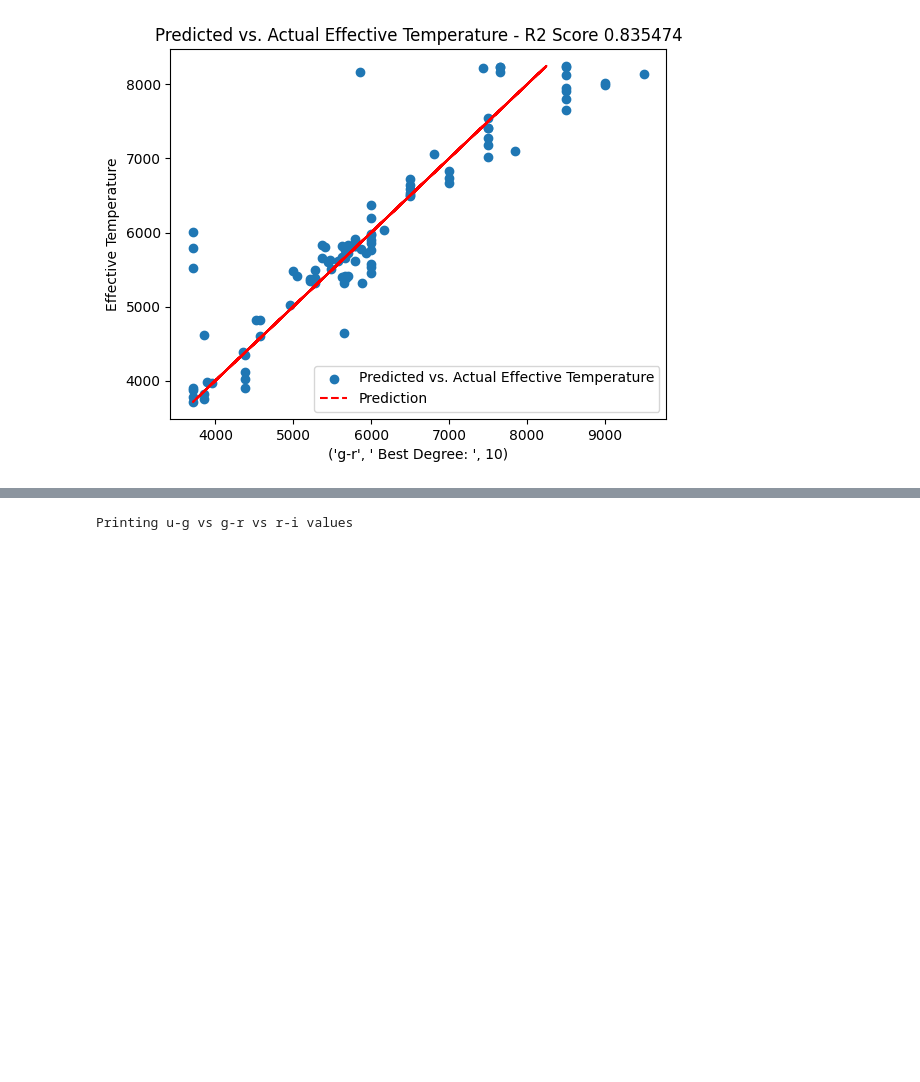
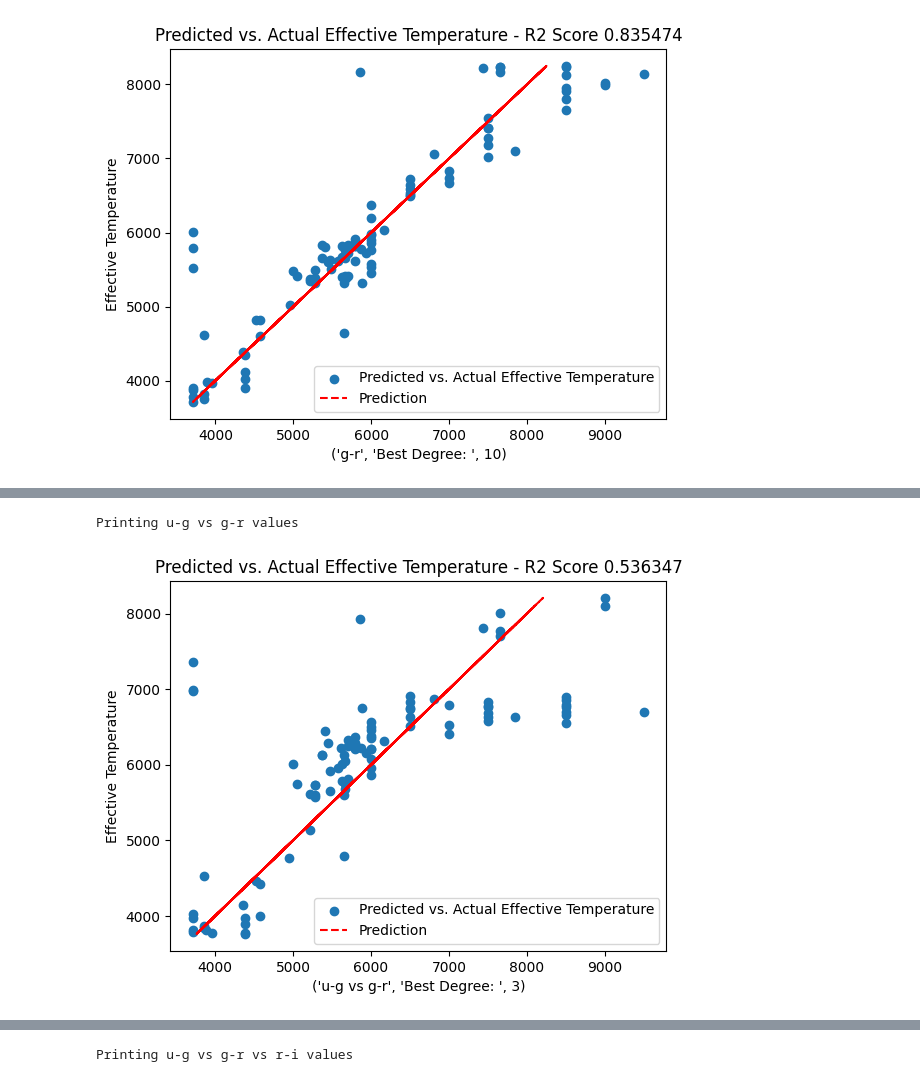
Before and after one commit to PhillipPhan1024/FRI-Feasibility-Study, a Jupyter notebook: Main.ipynb, the cells around one changed output, grey strips where cells are left out. Saved outputs shown, nothing was run; the diff lists cells and outputs as text; code cells hidden in the pictures; blank space fills up the shorter version.

```diff
--- a/Main.ipynb
+++ b/Main.ipynb
@@ -117,3 +225,48 @@ Printing g-r values
+# %%
+ug_gr = pd.DataFrame()
+ug_gr = color_filters_df["u_g"] + color_filters_df["g_r"]
+
+x_train, x_test, y_train, y_test = train_test_split(ug_gr, color_filters_df["temperature"], test_size=0.2, random_state=42)
+x_train_reshape = x_train.values.reshape(-1, 1)
+x_test_reshape = x_test.values.reshape(-1, 1)
+
+best_score = 0
+best_y = None
+best_prediction = None
+best_degree = 0
+
+print("Printing u-g vs g-r values")
+for i in range(1, 11):
+    poly = PolynomialFeatures(degree=i)
+
+    x_train = poly.fit_transform(x_train_reshape)
+    x_test = poly.fit_transform(x_test_reshape)
+
+    model = LinearRegression()
+    model.fit(x_train, y_train)
+
+    predictions = model.predict(x_test)
+
+    r2 = r2_score(y_test, predictions)
+
+    if r2 > best_score:
+        best_score = r2
+        best_y = y_test
+        best_prediction = predictions
+        best_degree = i
+
+description = "u-g vs g-r", "Best Degree: ", best_degree
+
+plt.scatter(best_y, best_prediction, label="Predicted vs. Actual Effective Temperature")
+plt.plot(best_prediction, best_prediction, color='red', linestyle='--', label='Prediction')
+plt.xlabel(description)
+plt.ylabel('Effective Temperature')
+plt.title('Predicted vs. Actual Effective Temperature - R2 Score {:2f}'.format(best_score))
+plt.legend()
+plt.show()
+# %% [output]
+Printing u-g vs g-r values
+[figure, added]
 # %%
 gr_ri = pd.DataFrame()
 gr_ri = color_filters_df["g_r"] + color_filters_df["r_i"]
```
Also changed, not shown: parts of 9 cells of this notebook.
